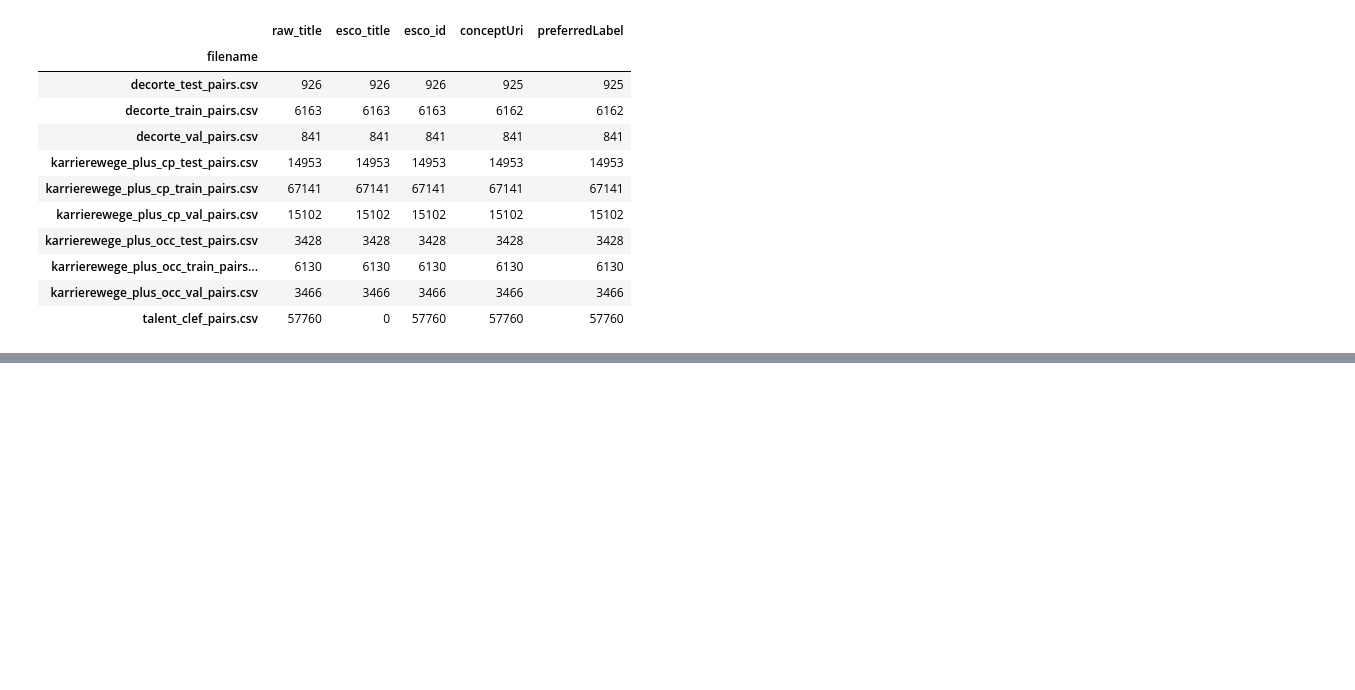
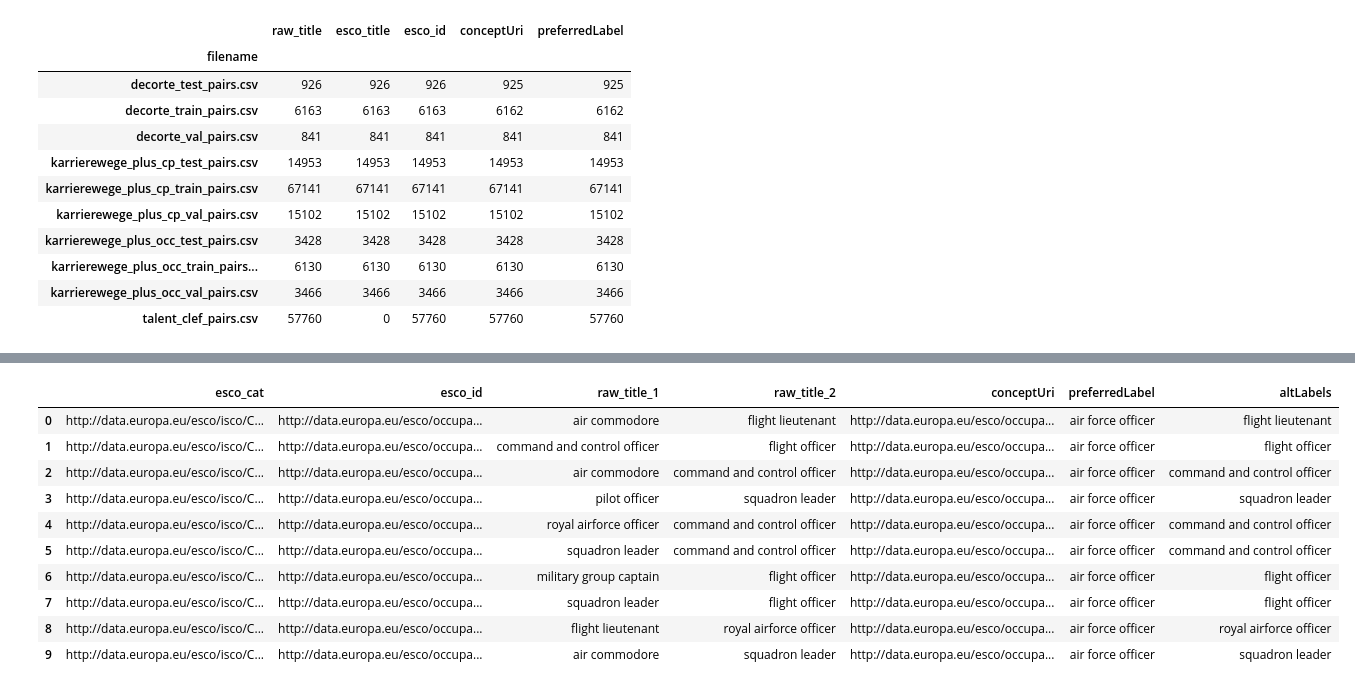
Before and after one commit to egesualp/skills4cpp, a Jupyter notebook: notebooks/sc_data.ipynb, the cells around one changed output, grey strips where cells are left out. Drawn from its saved outputs; the diff is of its cells as text; code cells hidden in the pictures; blank space fills up the shorter version.

```diff
--- a/notebooks/sc_data.ipynb
+++ b/notebooks/sc_data.ipynb
@@ -102,0 +208,4 @@ title_pairs['karrierewege_plus_cp_test_pairs.csv'].head()
+# %%
+df_talent_clef_train = pd.read_csv('/dss/dsshome1/02/ra95kix2/thesis/skills4cpp/data/talent_clef/TaskA/training/english/taskA_training_en.tsv', sep='\t', header=None)
+# %%
+df_talent_clef_train.columns = ['esco_cat', 'esco_id', 'raw_title_1', 'raw_title_2']
@@ -102,0 +226,3 @@ title_pairs['karrierewege_plus_cp_test_pairs.csv'].head()
+# %%
+pd.set_option('display.max_colwidth', None)
+df_pool_1.query("conceptUri == 'http://data.europa.eu/esco/occupation/f2cc5978-e45c-4f28-b859-7f89221b0505'").altLabels
@@ -102,0 +232,6 @@ title_pairs['karrierewege_plus_cp_test_pairs.csv'].head()
+# %%
+# expand dataset with altlabels (split by \n)
+df_pool_1_expanded = df_pool_1.copy()
+df_pool_1_expanded['altLabels'] = df_pool_1_expanded['altLabels'].apply(lambda x: x.split('\n') if isinstance(x, str) else [])
+df_pool_1_expanded = df_pool_1_expanded.explode('altLabels')
+df_pool_1_expanded.head()
@@ -102,0 +245,16 @@ title_pairs['karrierewege_plus_cp_test_pairs.csv'].head()
+# %%
+df_talent_clef_train.query("esco_id == 'http://data.europa.eu/esco/occupation/f2cc5978-e45c-4f28-b859-7f89221b0505'").merge(
+    df_pool_1_expanded[['conceptUri', 'preferredLabel', 'altLabels']], left_on='raw_title_2', right_on='altLabels', how='left'
+)
+# %% [output]
+|  | esco_cat | esco_id | raw_title_1 | raw_title_2 | conceptUri | preferredLabel | altLabels |
+| 0 | http://data.europa.eu/esco/isco/C... | http://data.europa.eu/esco/occupa... | air commodore | flight lieutenant | http://data.europa.eu/esco/occupa... | air force officer | flight lieutenant |
+| 1 | http://data.europa.eu/esco/isco/C... | http://data.europa.eu/esco/occupa... | command and control officer | flight officer | http://data.europa.eu/esco/occupa... | air force officer | flight officer |
+| 2 | http://data.europa.eu/esco/isco/C... | http://data.europa.eu/esco/occupa... | air commodore | command and control officer | http://data.europa.eu/esco/occupa... | air force officer | command and control officer |
+| 3 | http://data.europa.eu/esco/isco/C... | http://data.europa.eu/esco/occupa... | pilot officer | squadron leader | http://data.europa.eu/esco/occupa... | air force officer | squadron leader |
+| 4 | http://data.europa.eu/esco/isco/C... | http://data.europa.eu/esco/occupa... | royal airforce officer | command and control officer | http://data.europa.eu/esco/occupa... | air force officer | command and control officer |
+| 5 | http://data.europa.eu/esco/isco/C... | http://data.europa.eu/esco/occupa... | squadron leader | command and control officer | http://data.europa.eu/esco/occupa... | air force officer | command and control officer |
+| 6 | http://data.europa.eu/esco/isco/C... | http://data.europa.eu/esco/occupa... | military group captain | flight officer | http://data.europa.eu/esco/occupa... | air force officer | flight officer |
+| 7 | http://data.europa.eu/esco/isco/C... | http://data.europa.eu/esco/occupa... | squadron leader | flight officer | http://data.europa.eu/esco/occupa... | air force officer | flight officer |
+| 8 | http://data.europa.eu/esco/isco/C... | http://data.europa.eu/esco/occupa... | flight lieutenant | royal airforce officer | http://data.europa.eu/esco/occupa... | air force officer | royal airforce officer |
+| 9 | http://data.europa.eu/esco/isco/C... | http://data.europa.eu/esco/occupa... | air commodore | squadron leader | http://data.europa.eu/esco/occupa... | air force officer | squadron leader |
```
Also changed, not shown: parts of 46 cells of this notebook, 13 other files.
